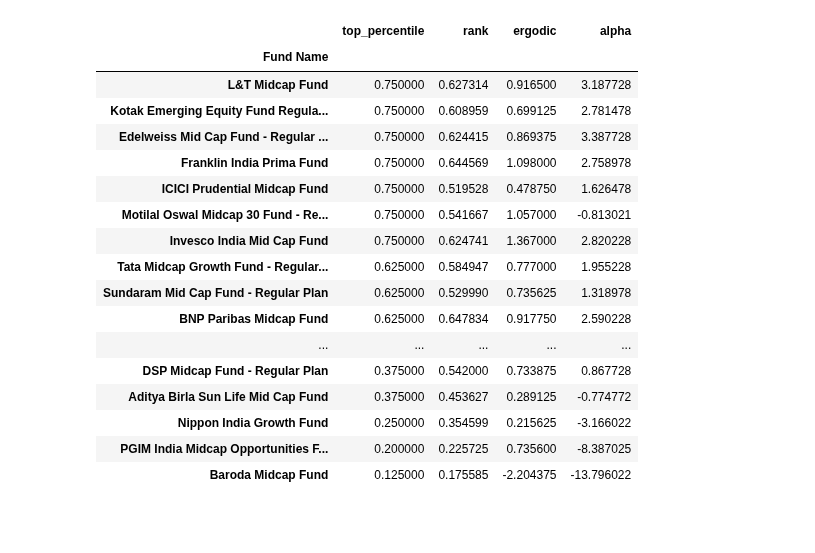
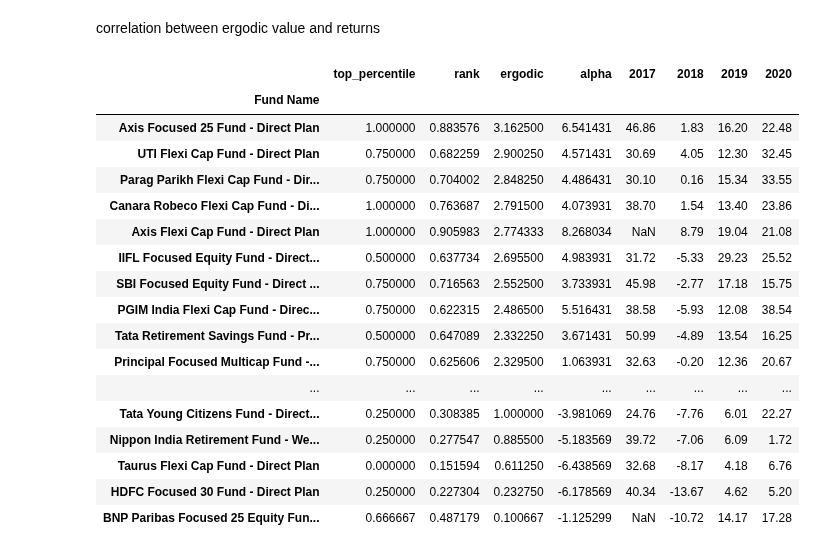
Before and after one commit to dsanr/Mutual-Funds-Analysis, a Jupyter notebook: mf selection.ipynb, the cells around one changed output. Drawn from its saved outputs; the diff is of its cells as text; code cells hidden in the pictures; blank space fills up the shorter version.

```diff
--- a/mf selection.ipynb
+++ b/mf selection.ipynb
@@ -6,4 +6,4 @@ import matplotlib.pyplot as plt
 # %%
 from sklearn.preprocessing import StandardScaler
 # %%
-df = pd.read_excel('../mf/all-equity-excluding-sector-funds-2020.xlsx', skiprows=5, index_col=0)
+df = pd.read_excel('../mf/all-equity-excluding-sector-funds-2021.xlsx', skiprows=5, index_col=0)
@@ -22,10 +28,10 @@ Returns are from year 2014 to 2020.
 # %%
-file = df[df['Category'] == 'EQ-MLC']
+file = df[df['Category'] == 'EQ-FLX']
 # %%
 def mf_selector(file, year_from, year_to, threshold=3, percentile=50):
     """
         file: file
-        years_from, years_to: 2014 to 2020
+        years_from, years_to: 2014 to 2021
     """
 
 #     df = pd.read_excel(file, skiprows=5, index_col=0)
@@ -57,6 +63,6 @@ def mf_selector(file, year_from, year_to, threshold=3, percentile=50):
 
     result = top_percentile.to_frame().join(average_rank).join(ergodic).join(alpha)
     result = result.sort_values(by=['ergodic'], ascending=False)
-    return file.loc[result.index]
-#     return result
+    # return df
+    return result.join(df)
 # %%
@@ -91,23 +97,25 @@ plt.show()
+# %% [markdown]
+correlation between ergodic value and returns
 # %%
-df1 = mf_selector('../mf/equity-mid-cap.xlsx', year_from=2011, year_to=2018, percentile=50)
+df1 = mf_selector(df[df['Category'] == 'EQ-FLX'], year_from=2017, year_to=2020, percentile=50)
 df1
 # %% [output]
-|  | top_percentile | rank | ergodic | alpha |
-| Fund Name |  |  |  |  |
-| L&T Midcap Fund | 0.750000 | 0.627314 | 0.916500 | 3.187728 |
-| Kotak Emerging Equity Fund Regula... | 0.750000 | 0.608959 | 0.699125 | 2.781478 |
-| Edelweiss Mid Cap Fund - Regular ... | 0.750000 | 0.624415 | 0.869375 | 3.387728 |
-| Franklin India Prima Fund | 0.750000 | 0.644569 | 1.098000 | 2.758978 |
-| ICICI Prudential Midcap Fund | 0.750000 | 0.519528 | 0.478750 | 1.626478 |
-| Motilal Oswal Midcap 30 Fund - Re... | 0.750000 | 0.541667 | 1.057000 | -0.813021 |
-| Invesco India Mid Cap Fund | 0.750000 | 0.624741 | 1.367000 | 2.820228 |
-| Tata Midcap Growth Fund - Regular... | 0.625000 | 0.584947 | 0.777000 | 1.955228 |
-| Sundaram Mid Cap Fund - Regular Plan | 0.625000 | 0.529990 | 0.735625 | 1.318978 |
-| BNP Paribas Midcap Fund | 0.625000 | 0.647834 | 0.917750 | 2.590228 |
-| ... | ... | ... | ... | ... |
-| DSP Midcap Fund - Regular Plan | 0.375000 | 0.542000 | 0.733875 | 0.867728 |
-| Aditya Birla Sun Life Mid Cap Fund | 0.375000 | 0.453627 | 0.289125 | -0.774772 |
-| Nippon India Growth Fund | 0.250000 | 0.354599 | 0.215625 | -3.166022 |
-| PGIM India Midcap Opportunities F... | 0.200000 | 0.225725 | 0.735600 | -8.387025 |
-| Baroda Midcap Fund | 0.125000 | 0.175585 | -2.204375 | -13.796022 |
+|  | top_percentile | rank | ergodic | alpha | 2017 | 2018 | 2019 | 2020 |
+| Fund Name |  |  |  |  |  |  |  |  |
+| Axis Focused 25 Fund - Direct Plan | 1.000000 | 0.883576 | 3.162500 | 6.541431 | 46.86 | 1.83 | 16.20 | 22.48 |
+| UTI Flexi Cap Fund - Direct Plan | 0.750000 | 0.682259 | 2.900250 | 4.571431 | 30.69 | 4.05 | 12.30 | 32.45 |
+| Parag Parikh Flexi Cap Fund - Dir... | 0.750000 | 0.704002 | 2.848250 | 4.486431 | 30.10 | 0.16 | 15.34 | 33.55 |
+| Canara Robeco Flexi Cap Fund - Di... | 1.000000 | 0.763687 | 2.791500 | 4.073931 | 38.70 | 1.54 | 13.40 | 23.86 |
+| Axis Flexi Cap Fund - Direct Plan | 1.000000 | 0.905983 | 2.774333 | 8.268034 | NaN | 8.79 | 19.04 | 21.08 |
+| IIFL Focused Equity Fund - Direct... | 0.500000 | 0.637734 | 2.695500 | 4.983931 | 31.72 | -5.33 | 29.23 | 25.52 |
+| SBI Focused Equity Fund - Direct ... | 0.750000 | 0.716563 | 2.552500 | 3.733931 | 45.98 | -2.77 | 17.18 | 15.75 |
+| PGIM India Flexi Cap Fund - Direc... | 0.750000 | 0.622315 | 2.486500 | 5.516431 | 38.58 | -5.93 | 12.08 | 38.54 |
+| Tata Retirement Savings Fund - Pr... | 0.500000 | 0.647089 | 2.332250 | 3.671431 | 50.99 | -4.89 | 13.54 | 16.25 |
+| Principal Focused Multicap Fund -... | 0.750000 | 0.625606 | 2.329500 | 1.063931 | 32.63 | -0.20 | 12.36 | 20.67 |
+| ... | ... | ... | ... | ... | ... | ... | ... | ... |
+| Tata Young Citizens Fund - Direct... | 0.250000 | 0.308385 | 1.000000 | -3.981069 | 24.76 | -7.76 | 6.01 | 22.27 |
+| Nippon India Retirement Fund - We... | 0.250000 | 0.277547 | 0.885500 | -5.183569 | 39.72 | -7.06 | 6.09 | 1.72 |
+| Taurus Flexi Cap Fund - Direct Plan | 0.000000 | 0.151594 | 0.611250 | -6.438569 | 32.68 | -8.17 | 4.18 | 6.76 |
+| HDFC Focused 30 Fund - Direct Plan | 0.250000 | 0.227304 | 0.232750 | -6.178569 | 40.34 | -13.67 | 4.62 | 5.20 |
+| BNP Paribas Focused 25 Equity Fun... | 0.666667 | 0.487179 | 0.100667 | -1.125299 | NaN | -10.72 | 14.17 | 17.28 |
 # %%
```
Also changed, not shown: parts of 8 cells of this notebook.
